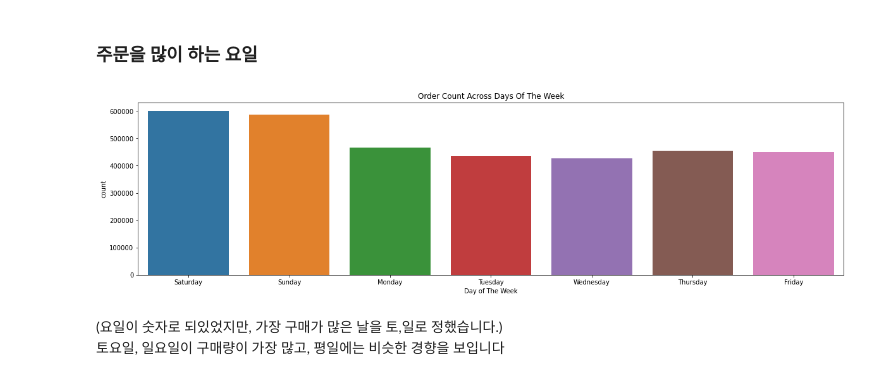
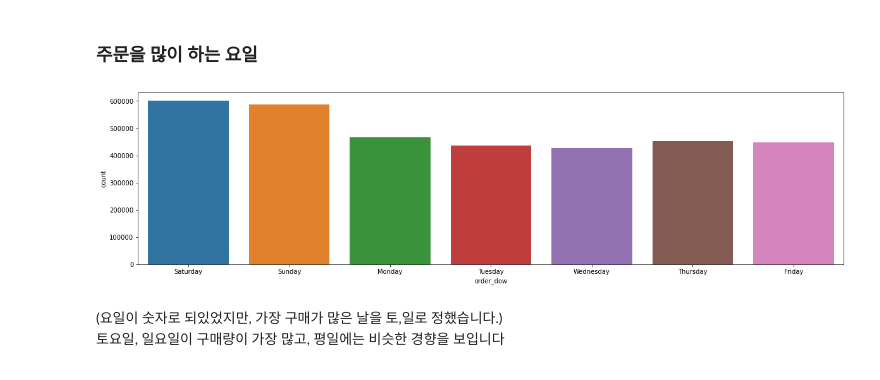
Before and after one commit to Chatti5115/aiffel_dataton, a Jupyter notebook: [D-01]Instacart.ipynb, the cells around one changed output. Drawn from its saved outputs; the diff is of its cells as text; code cells hidden in the pictures.

```diff
--- a/[D-01]Instacart.ipynb
+++ b/[D-01]Instacart.ipynb
@@ -29,3 +29,13 @@ import warnings
 warnings.filterwarnings('ignore')
 #import fastparquet
 #import pyarrow
+# %%
+import matplotlib as mpl
+import matplotlib.pyplot as plt
+import matplotlib.font_manager as fm
+
+fontpath = 'C:\\Users\\ss\\anaconda3\\lib\\site-packages\\matplotlib\\mpl-data\\font\\malgun.ttf'
+font = fm.FontProperties(fname=fontpath, size=9)
+plt.rc('font', family='malgun')
+mpl.font_manager.findfont(font)
+print("완료!")
@@ -130,12 +140,12 @@ plt.show()
 # %%
 fig, ax = plt.subplots()
 fig.set_size_inches(20,5)
 orders_day = orders[['order_dow']].replace({0:'Saturday', 1:'Sunday', 2:'Monday', 3:'Tuesday', 4:'Wednesday', 5:'Thursday', 6:'Friday'})
 sns.countplot(data=orders_day, x='order_dow', ax=ax, order=['Saturday', 'Sunday', 'Monday', 'Tuesday', 'Wednesday', 'Thursday', 'Friday'])
-ax.set(xlabel='Day of The Week', title='Order Count Across Days Of The Week')
+#ax.set(xlabel='Day of The Week', title='Order Count Across Days Of The Week')
 plt.show()
 # %% [output]
-[figure, old version]
+[figure, new version]
 # %% [markdown]
 (요일이 숫자로 되있었지만, 가장 구매가 많은 날을 토,일로 정했습니다.)
 토요일, 일요일이 구매량이 가장 많고, 평일에는 비슷한 경향을 보입니다
```
Also changed, not shown: parts of 37 cells of this notebook.
